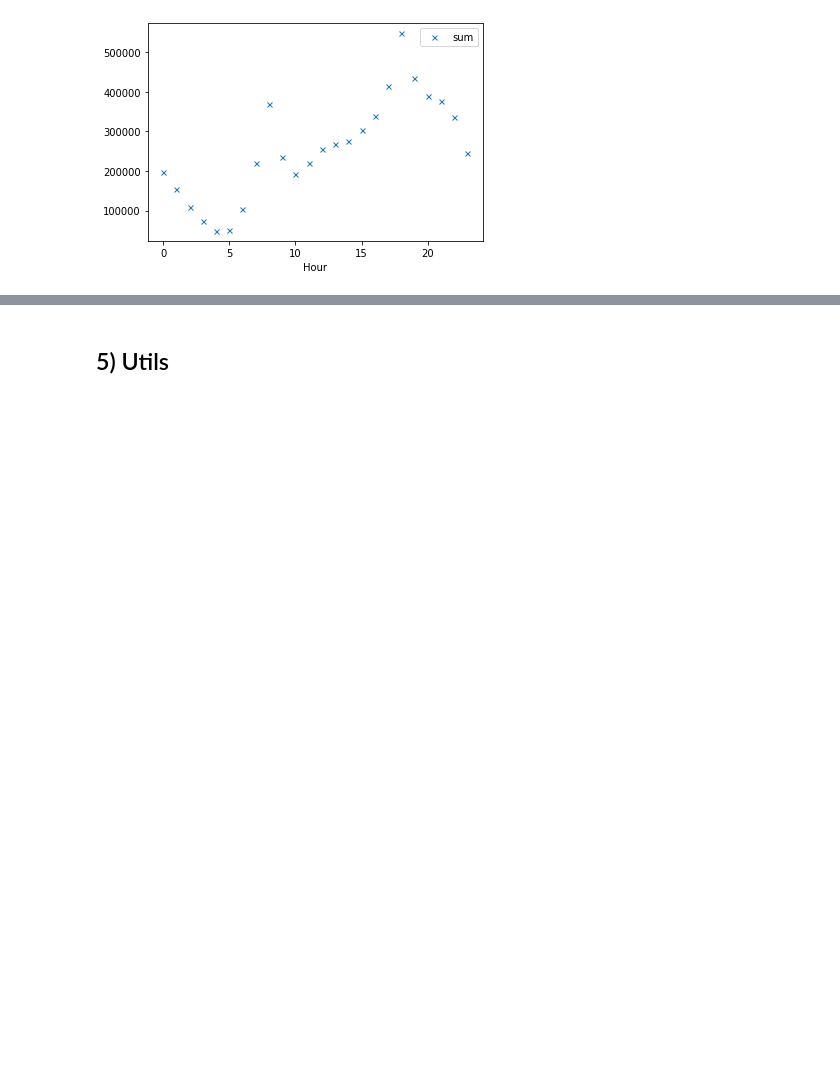
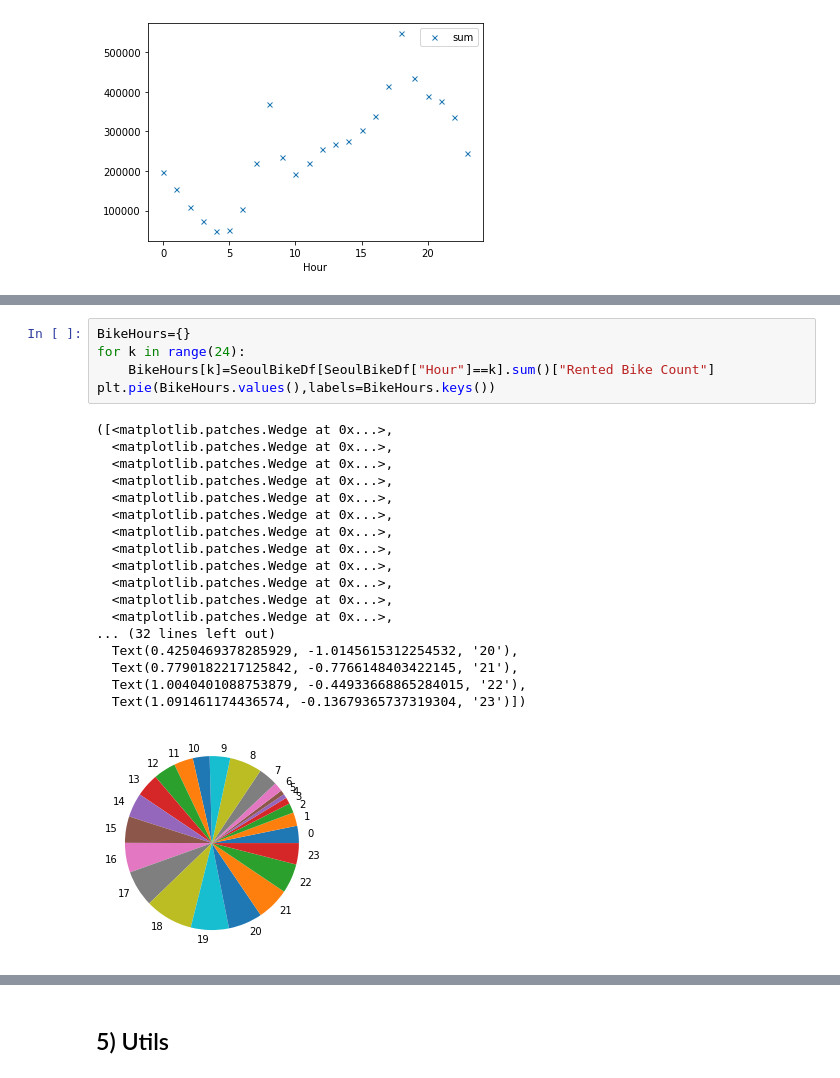
Before and after one commit to Pierre-Portfolio/Seoul-Bike-Sharing, a Jupyter notebook: SeoulBike.ipynb, the cells around one changed output, grey strips where cells are left out. Cells and saved outputs as stored; diff of their text form; blank space fills up the shorter version.

```diff
--- a/SeoulBike.ipynb
+++ b/SeoulBike.ipynb
@@ -246,0 +284,24 @@ NameError: name 'dfMonth' is not defined
+# %%
+BikeHours={}
+for k in range(24):
+    BikeHours[k]=SeoulBikeDf[SeoulBikeDf["Hour"]==k].sum()["Rented Bike Count"]
+plt.pie(BikeHours.values(),labels=BikeHours.keys())
+# %% [output]
+([<matplotlib.patches.Wedge at 0x...>,
+  <matplotlib.patches.Wedge at 0x...>,
+  <matplotlib.patches.Wedge at 0x...>,
+  <matplotlib.patches.Wedge at 0x...>,
+  <matplotlib.patches.Wedge at 0x...>,
+  <matplotlib.patches.Wedge at 0x...>,
+  <matplotlib.patches.Wedge at 0x...>,
+  <matplotlib.patches.Wedge at 0x...>,
+  <matplotlib.patches.Wedge at 0x...>,
+  <matplotlib.patches.Wedge at 0x...>,
+  <matplotlib.patches.Wedge at 0x...>,
+  <matplotlib.patches.Wedge at 0x...>,
+... (32 lines left out)
+  Text(0.4250469378285929, -1.0145615312254532, '20'),
+  Text(0.7790182217125842, -0.7766148403422145, '21'),
+  Text(1.0040401088753879, -0.44933668865284015, '22'),
+  Text(1.091461174436574, -0.13679365737319304, '23')])
+[figure, added]
```
Also changed, not shown: parts of 29 cells of this notebook.
